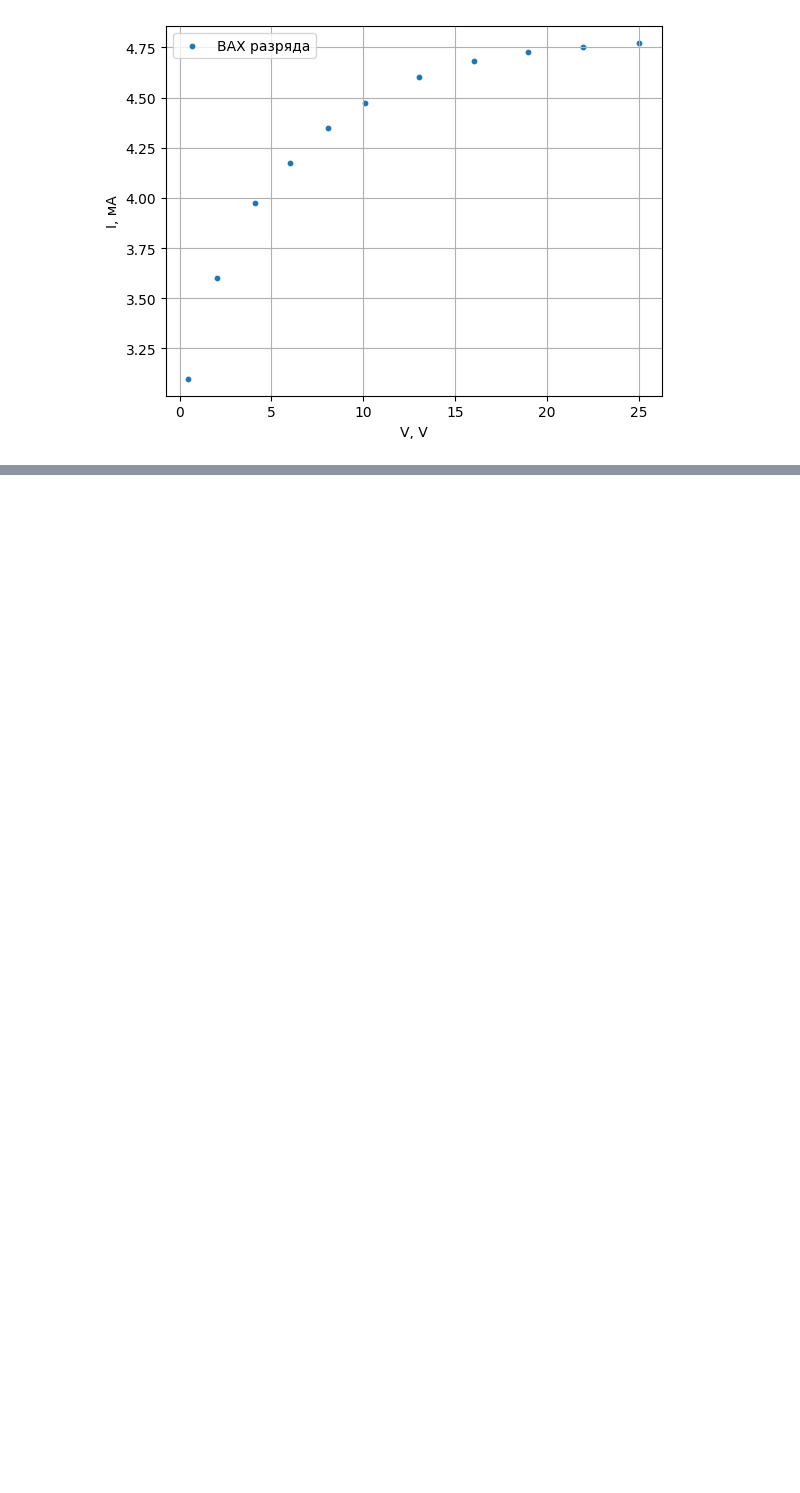
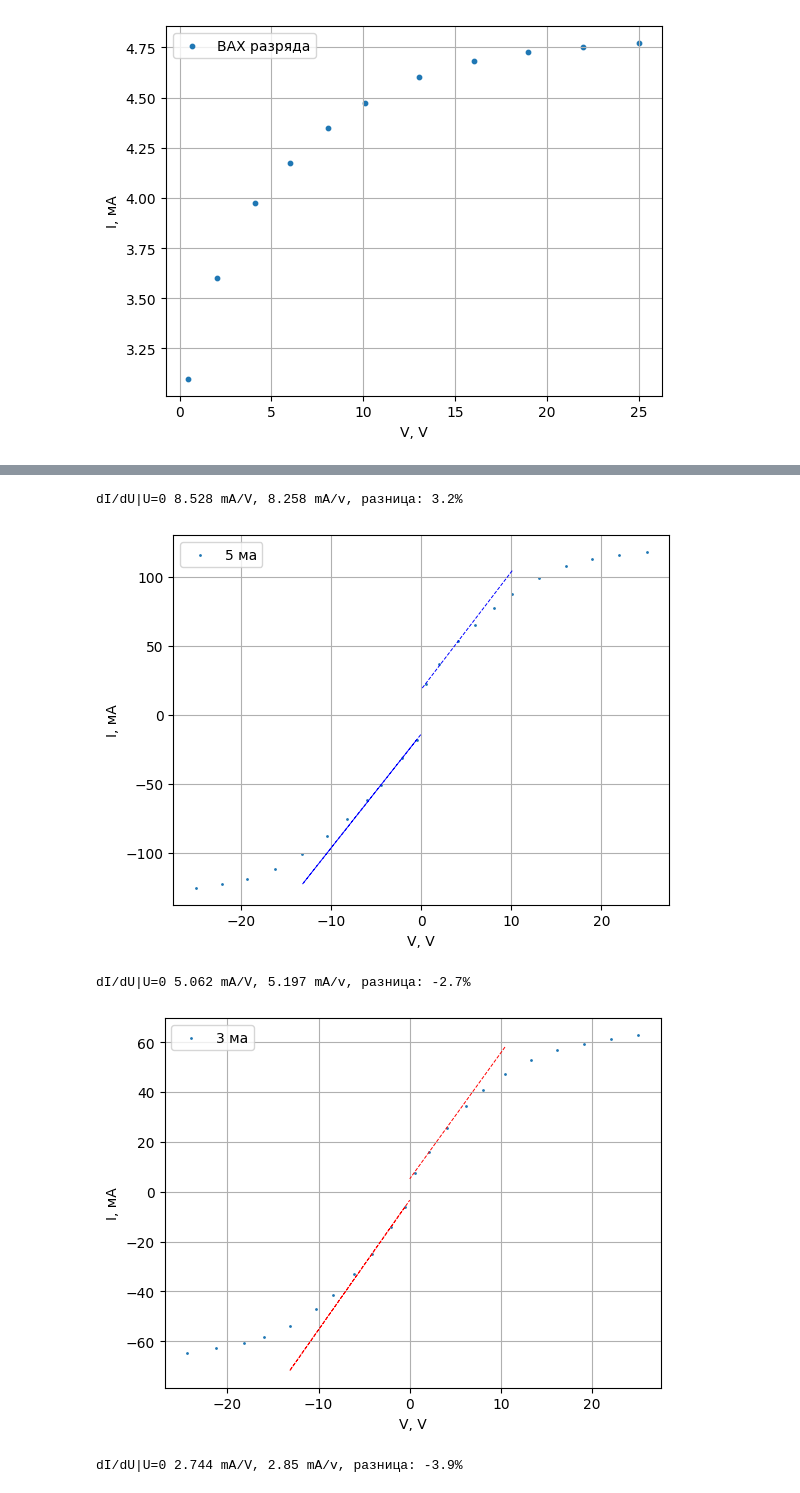
Before and after one commit to ILoveAlgorythms/labs, a Jupyter notebook: 3.5.1/data.ipynb, the cells around one changed output, grey strips where cells are left out. Drawn from its saved outputs; the diff is of its cells as text; code cells hidden in the pictures; blank space fills up the shorter version.

```diff
--- a/3.5.1/data.ipynb
+++ b/3.5.1/data.ipynb
@@ -186,7 +180,7 @@ plt.scatter(
   s=7,
   label="1.5 ма"
 )
-
+i_nas = []
 
 for x, y, i, c in ((ox, oy, 5, "blue"), (oxx, oyy, 3, "red"), (oxxx, oyyy, 1.5, "orange")):
   p1 = np.poly1d(np.polyfit(x[:4], y[:4], 1))
@@ -198,6 +192,7 @@ for x, y, i, c in ((ox, oy, 5, "blue"), (oxx, oyy, 3, "red"), (oxxx, oyyy, 1.5,
   iminus = round(p2[0], 3)
 
   print(f"Токи насыщения: {iplus} mA, {iminus} mA, разница: {round(100 * (iplus + iminus)/iplus, 1)}%")
+  i_nas.append((iplus - iminus)/2)
 
   p3 = np.poly1d(np.polyfit(x[8:11], y[8:11], 1))
   plt.plot(x[5:11] + (0,), p3(x[5:11]+ (0,)), linewidth=0.5, color=c, linestyle='-')
@@ -240,42 +235,43 @@ delta u: +: 7.07  -: -7.32
 # %%
 # график пункт 2
 oy = (tuple(a['i']) + tuple(-1 * b['i']))
 ox = tuple(a['v']) + tuple(-1 * b['v'])
 oyy = tuple(aa['i']) + tuple(-1 * bb['i'])
 oxx = tuple(aa['v']) + tuple(-1 * bb['v'])
 oyyy = tuple(aaa['i']) + tuple(-1 * bbb['i'])
 oxxx = tuple(aaa['v']) + tuple(-1 * bbb['v'])
-plt.scatter(
-  ox,
-  oy,
-  s=7,
-  label="5ма"
-)
-plt.scatter(
-  oxx,
-  oyy,
-  s=7,
-  label="3ма",
-  color='red'
-)
-plt.scatter(
-  oxxx,
-  oyyy,
-  s=7,
-  label="1.5 ма"
-)
 
+didu = []
 
 for x, y, i, c in ((ox, oy, 5, "blue"), (oxx, oyy, 3, "red"), (oxxx, oyyy, 1.5, "orange")):
+  # x = np.sort(x)
+  # y = np.sort(y)
   plt.scatter(
     x,
     y,
     s=7,
-    label="1.5 ма"
+    label=f"{i} ма"
   )
+  p1 = np.poly1d(np.polyfit(x[8:11], y[8:11], 1))
+  plt.plot(x[5:11] + (0,),  p1(x[5:11] + (0,)),  linewidth=0.7, color=c, linestyle='--')
+  iplus = round(p1[1], 3)
+
+  p2 = np.poly1d(np.polyfit(x[11:14], y[11:14], 1))
+  plt.plot(x[11:18] + (0,), p2(x[11:18] + (0,)), linewidth=0.7, color=c, linestyle='--')
+  iminus = round(p2[1], 3)
+
+  print(f"dI/dU|U=0 {iplus} mA/V, {iminus} mA/v, разница: {round(100 * (iplus - iminus)/iplus, 1)}%")
+  didu.append((iplus + iminus)/2)
+
   plt.xlabel("V, V")
   plt.ylabel("I, мА")
   plt.grid()
   plt.legend(loc='best')
   plt.savefig(f"отдельный график {i}мА.png")
   plt.show()
+# %% [output]
+dI/dU|U=0 8.528 mA/V, 8.258 mA/v, разница: 3.2%
+[figure, added]
+dI/dU|U=0 5.062 mA/V, 5.197 mA/v, разница: -2.7%
+[figure, added]
+dI/dU|U=0 2.744 mA/V, 2.85 mA/v, разница: -3.9%
```
Also changed, not shown: parts of 14 cells of this notebook, 31 other files.
